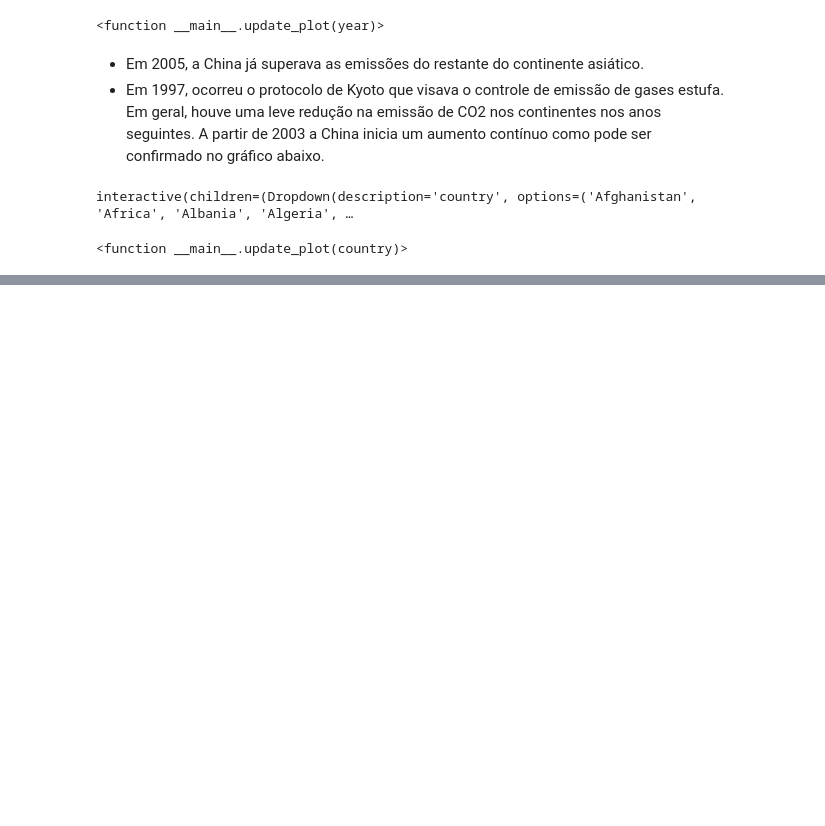
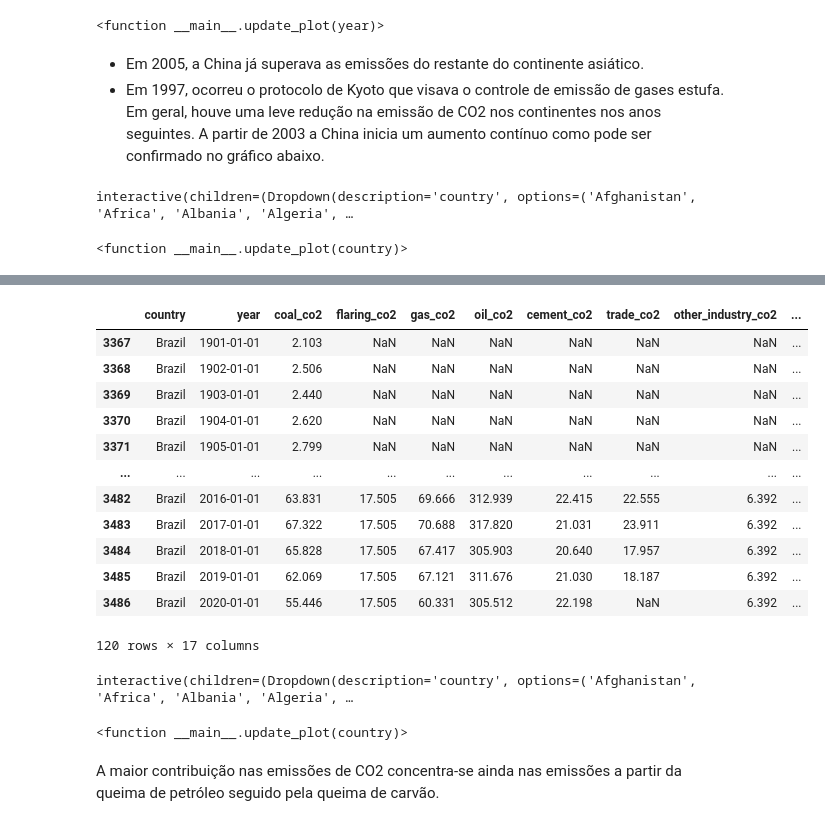
Before and after one commit to GabrielG16/CO2_, a Jupyter notebook: EDA_CO2.ipynb, the cells around one changed output, grey strips where cells are left out. Saved outputs shown, nothing was run; the diff lists cells and outputs as text; code cells hidden in the pictures; blank space fills up the shorter version.

```diff
--- a/EDA_CO2.ipynb
+++ b/EDA_CO2.ipynb
@@ -344,0 +383,26 @@ HBox(children=(Dropdown(options=('iso_code', 'country', 'year', 'co2', 'co2_per_
+# %%
+co2_dist = co2[['country', 'year', 'coal_co2', 'flaring_co2', 'gas_co2', 'oil_co2', 'cement_co2','trade_co2','other_industry_co2', 'co2']]
+# %%
+co2_dist['coal_pct'] = co2_dist.dropna().apply(lambda x: x.coal_co2/x.co2, axis = 1)
+co2_dist['oil_pct'] = co2_dist.dropna().apply(lambda x: x.oil_co2/x.co2, axis = 1)
+co2_dist['flaring_pct'] = co2_dist.dropna().apply(lambda x: x.flaring_co2/x.co2, axis = 1)
+co2_dist['gas_pct'] = co2_dist.dropna().apply(lambda x: x.gas_co2/x.co2, axis = 1)
+co2_dist['cement_pct'] = co2_dist.dropna().apply(lambda x: x.cement_co2/x.co2, axis = 1)
+co2_dist['trade_pct'] = co2_dist.dropna().apply(lambda x: x.trade_co2/x.co2, axis = 1)
+co2_dist['other_industry_pct'] = co2_dist.dropna().apply(lambda x: x.other_industry_co2/x.co2, axis = 1)
+# %%
+co2_dist[co2_dist.country == 'Brazil']
+# %% [output]
+|  | country | year | coal_co2 | flaring_co2 | gas_co2 | oil_co2 | cement_co2 | trade_co2 | other_industry_co2 | ... |
+| 3367 | Brazil | 1901-01-01 | 2.103 | NaN | NaN | NaN | NaN | NaN | NaN | ... |
+| 3368 | Brazil | 1902-01-01 | 2.506 | NaN | NaN | NaN | NaN | NaN | NaN | ... |
+| 3369 | Brazil | 1903-01-01 | 2.440 | NaN | NaN | NaN | NaN | NaN | NaN | ... |
+| 3370 | Brazil | 1904-01-01 | 2.620 | NaN | NaN | NaN | NaN | NaN | NaN | ... |
+| 3371 | Brazil | 1905-01-01 | 2.799 | NaN | NaN | NaN | NaN | NaN | NaN | ... |
+| ... | ... | ... | ... | ... | ... | ... | ... | ... | ... | ... |
+| 3482 | Brazil | 2016-01-01 | 63.831 | 17.505 | 69.666 | 312.939 | 22.415 | 22.555 | 6.392 | ... |
+| 3483 | Brazil | 2017-01-01 | 67.322 | 17.505 | 70.688 | 317.820 | 21.031 | 23.911 | 6.392 | ... |
+| 3484 | Brazil | 2018-01-01 | 65.828 | 17.505 | 67.417 | 305.903 | 20.640 | 17.957 | 6.392 | ... |
+| 3485 | Brazil | 2019-01-01 | 62.069 | 17.505 | 67.121 | 311.676 | 21.030 | 18.187 | 6.392 | ... |
+| 3486 | Brazil | 2020-01-01 | 55.446 | 17.505 | 60.331 | 305.512 | 22.198 | NaN | 6.392 | ... |
+120 rows × 17 columns
@@ -344,0 +411,13 @@ HBox(children=(Dropdown(options=('iso_code', 'country', 'year', 'co2', 'co2_per_
+# %%
+dropdown = widgets.Dropdown(options = co2.country.unique())
+
+def update_plot(country):
+    pcts[(pcts.country == country) & (pcts.index>=1990)].iloc[:,10:17].plot(kind='bar', stacked=True, figsize = (12,6))
+    plt.title(country+' CO2 Distribution')
+    plt.ylabel('CO2 %')
+widgets.interact(update_plot, country = dropdown)
+# %% [output]
+interactive(children=(Dropdown(description='country', options=('Afghanistan', 'Africa', 'Albania', 'Algeria', …
+<function __main__.update_plot(country)>
+# %% [markdown]
+A maior contribuição nas emissões de CO2 concentra-se ainda nas emissões a partir da queima de petróleo seguido pela queima de carvão.
```
Also changed, not shown: parts of 10 cells of this notebook.
